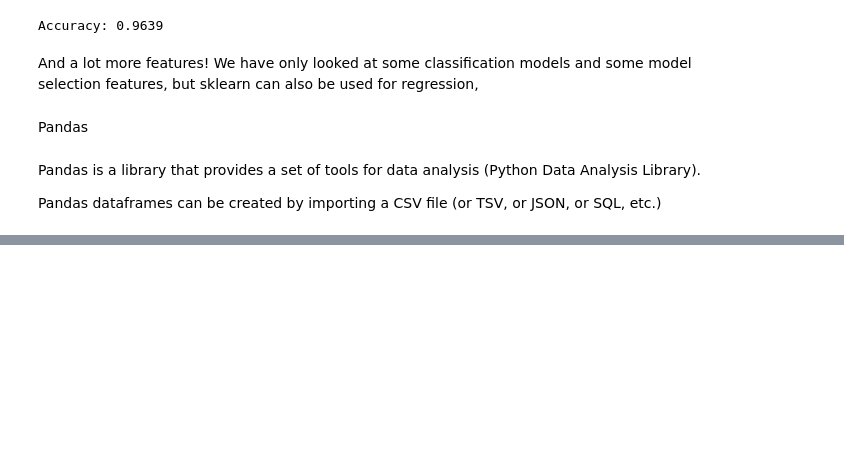
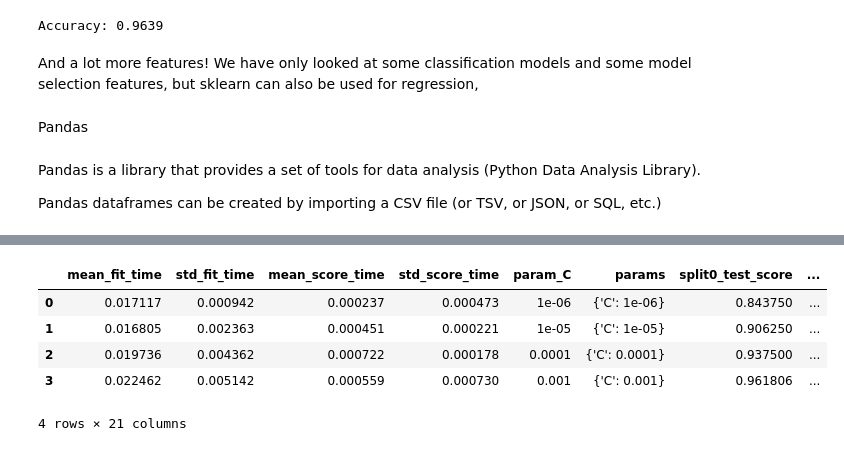
Before and after one commit to Youssra1999/ML_Projects, a Jupyter notebook: ML_Tutorials.ipynb, the cells around one changed output, grey strips where cells are left out. Saved outputs shown, nothing was run; the diff lists cells and outputs as text; code cells hidden in the pictures; blank space fills up the shorter version.

```diff
--- a/ML_Tutorials.ipynb
+++ b/ML_Tutorials.ipynb
@@ -441,0 +478,9 @@ Pandas dataframes can be created by importing a CSV file (or TSV, or JSON, or SQ
+# %%
+df[df['param_C'] < 0.01]
+# %% [output]
+|  | mean_fit_time | std_fit_time | mean_score_time | std_score_time | param_C | params | split0_test_score | ... |
+| 0 | 0.017117 | 0.000942 | 0.000237 | 0.000473 | 1e-06 | {'C': 1e-06} | 0.843750 | ... |
+| 1 | 0.016805 | 0.002363 | 0.000451 | 0.000221 | 1e-05 | {'C': 1e-05} | 0.906250 | ... |
+| 2 | 0.019736 | 0.004362 | 0.000722 | 0.000178 | 0.0001 | {'C': 0.0001} | 0.937500 | ... |
+| 3 | 0.022462 | 0.005142 | 0.000559 | 0.000730 | 0.001 | {'C': 0.001} | 0.961806 | ... |
+4 rows × 21 columns
```
Also changed, not shown: parts of 3 cells of this notebook.
